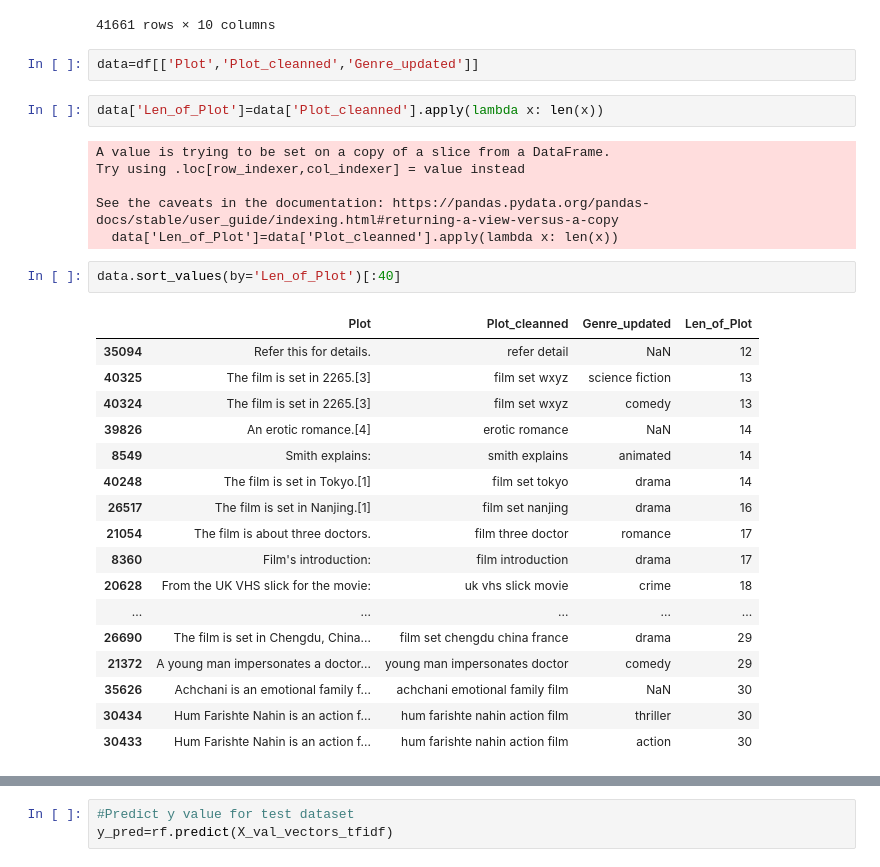
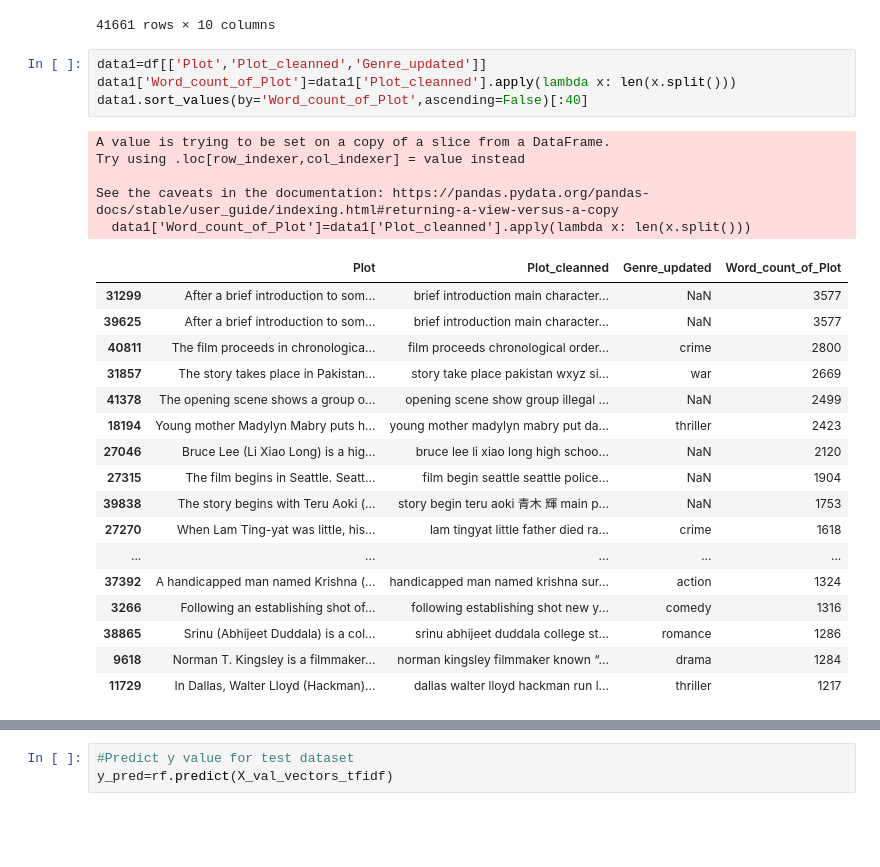
Before and after one commit to erickeagle/Wikipedia-Movies-Data-EDA-NLP-Redcommendation-System-, a Jupyter notebook: Model-Building.ipynb, the cells around one changed output, grey strips where cells are left out. Saved outputs shown, nothing was run; the diff lists cells and outputs as text; blank space fills up the shorter version.

```diff
--- a/Model-Building.ipynb
+++ b/Model-Building.ipynb
@@ -38,32 +38,29 @@ df
 | 41660 | 2017 | İstanbul Kırmızısı | Turkish | Ferzan Özpetek | Halit Ergenç, Tuba Büyüküstün, Me... | romantic | romance | https://en.wikipedia.org/wiki/%C4... | ... |
 41661 rows × 10 columns
 # %%
-data=df[['Plot','Plot_cleanned','Genre_updated']]
+data1=df[['Plot','Plot_cleanned','Genre_updated']]
+data1['Word_count_of_Plot']=data1['Plot_cleanned'].apply(lambda x: len(x.split()))
+data1.sort_values(by='Word_count_of_Plot',ascending=False)[:40]
+# %% [output]
+A value is trying to be set on a copy of a slice from a DataFrame.
+Try using .loc[row_indexer,col_indexer] = value instead
+
+See the caveats in the documentation: https://pandas.pydata.org/pandas-docs/stable/user_guide/indexing.html#returning-a-view-versus-a-copy
+  data1['Word_count_of_Plot']=data1['Plot_cleanned'].apply(lambda x: len(x.split()))
+|  | Plot | Plot_cleanned | Genre_updated | Word_count_of_Plot |
+| 31299 | After a brief introduction to som... | brief introduction main character... | NaN | 3577 |
+| 39625 | After a brief introduction to som... | brief introduction main character... | NaN | 3577 |
+| 40811 | The film proceeds in chronologica... | film proceeds chronological order... | crime | 2800 |
+| 31857 | The story takes place in Pakistan... | story take place pakistan wxyz si... | war | 2669 |
+| 41378 | The opening scene shows a group o... | opening scene show group illegal ... | NaN | 2499 |
+| 18194 | Young mother Madylyn Mabry puts h... | young mother madylyn mabry put da... | thriller | 2423 |
+| 27046 | Bruce Lee (Li Xiao Long) is a hig... | bruce lee li xiao long high schoo... | NaN | 2120 |
+| 27315 | The film begins in Seattle. Seatt... | film begin seattle seattle police... | NaN | 1904 |
+| 39838 | The story begins with Teru Aoki (... | story begin teru aoki 青木 輝 main p... | NaN | 1753 |
+| 27270 | When Lam Ting-yat was little, his... | lam tingyat little father died ra... | crime | 1618 |
+| ... | ... | ... | ... | ... |
+| 37392 | A handicapped man named Krishna (... | handicapped man named krishna sur... | action | 1324 |
+| 3266 | Following an establishing shot of... | following establishing shot new y... | comedy | 1316 |
+| 38865 | Srinu (Abhijeet Duddala) is a col... | srinu abhijeet duddala college st... | romance | 1286 |
+| 9618 | Norman T. Kingsley is a filmmaker... | norman kingsley filmmaker known “... | drama | 1284 |
+| 11729 | In Dallas, Walter Lloyd (Hackman)... | dallas walter lloyd hackman run l... | thriller | 1217 |
-# %%
-data['Len_of_Plot']=data['Plot_cleanned'].apply(lambda x: len(x))
-# %% [output]
-A value is trying to be set on a copy of a slice from a DataFrame.
-Try using .loc[row_indexer,col_indexer] = value instead
-
-See the caveats in the documentation: https://pandas.pydata.org/pandas-docs/stable/user_guide/indexing.html#returning-a-view-versus-a-copy
-  data['Len_of_Plot']=data['Plot_cleanned'].apply(lambda x: len(x))
-# %%
-data.sort_values(by='Len_of_Plot')[:40]
-# %% [output]
-|  | Plot | Plot_cleanned | Genre_updated | Len_of_Plot |
-| 35094 | Refer this for details. | refer detail | NaN | 12 |
-| 40325 | The film is set in 2265.[3] | film set wxyz | science fiction | 13 |
-| 40324 | The film is set in 2265.[3] | film set wxyz | comedy | 13 |
-| 39826 | An erotic romance.[4] | erotic romance | NaN | 14 |
-| 8549 | Smith explains: | smith explains | animated | 14 |
-| 40248 | The film is set in Tokyo.[1] | film set tokyo | drama | 14 |
-| 26517 | The film is set in Nanjing.[1] | film set nanjing | drama | 16 |
-| 21054 | The film is about three doctors. | film three doctor | romance | 17 |
-| 8360 | Film's introduction: | film introduction | drama | 17 |
-| 20628 | From the UK VHS slick for the movie: | uk vhs slick movie | crime | 18 |
-| ... | ... | ... | ... | ... |
-| 26690 | The film is set in Chengdu, China... | film set chengdu china france | drama | 29 |
-| 21372 | A young man impersonates a doctor... | young man impersonates doctor | comedy | 29 |
-| 35626 | Achchani is an emotional family f... | achchani emotional family film | NaN | 30 |
-| 30434 | Hum Farishte Nahin is an action f... | hum farishte nahin action film | thriller | 30 |
-| 30433 | Hum Farishte Nahin is an action f... | hum farishte nahin action film | action | 30 |
```
Also changed, not shown: parts of 14 cells of this notebook, 1 other file.
